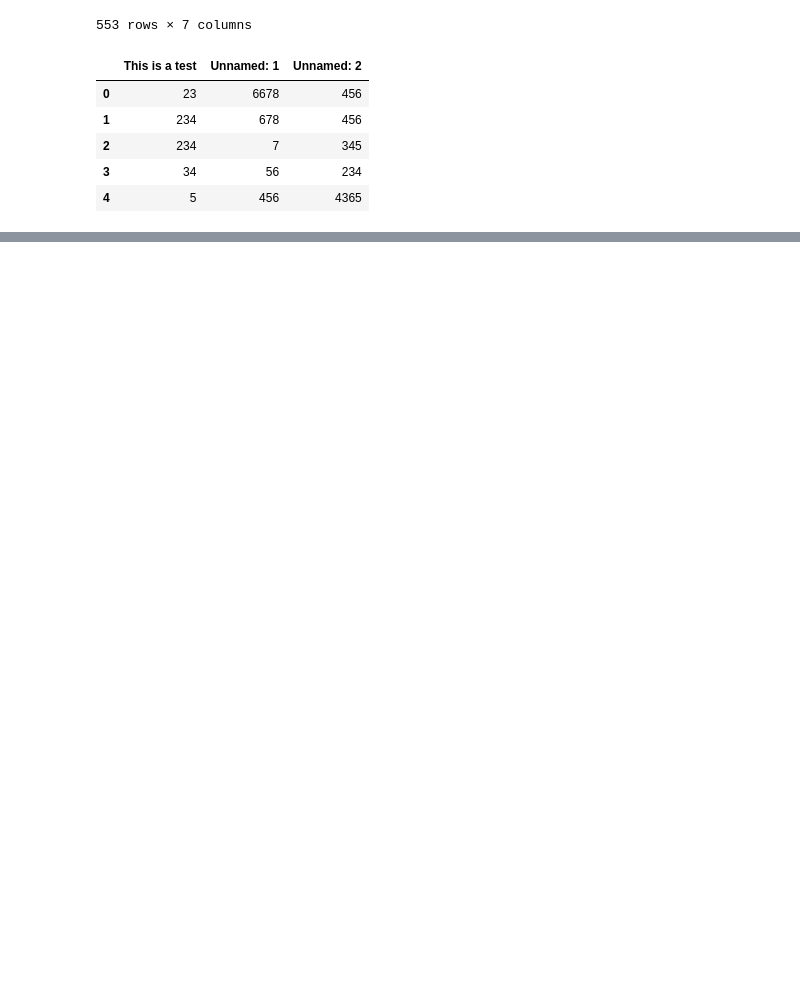
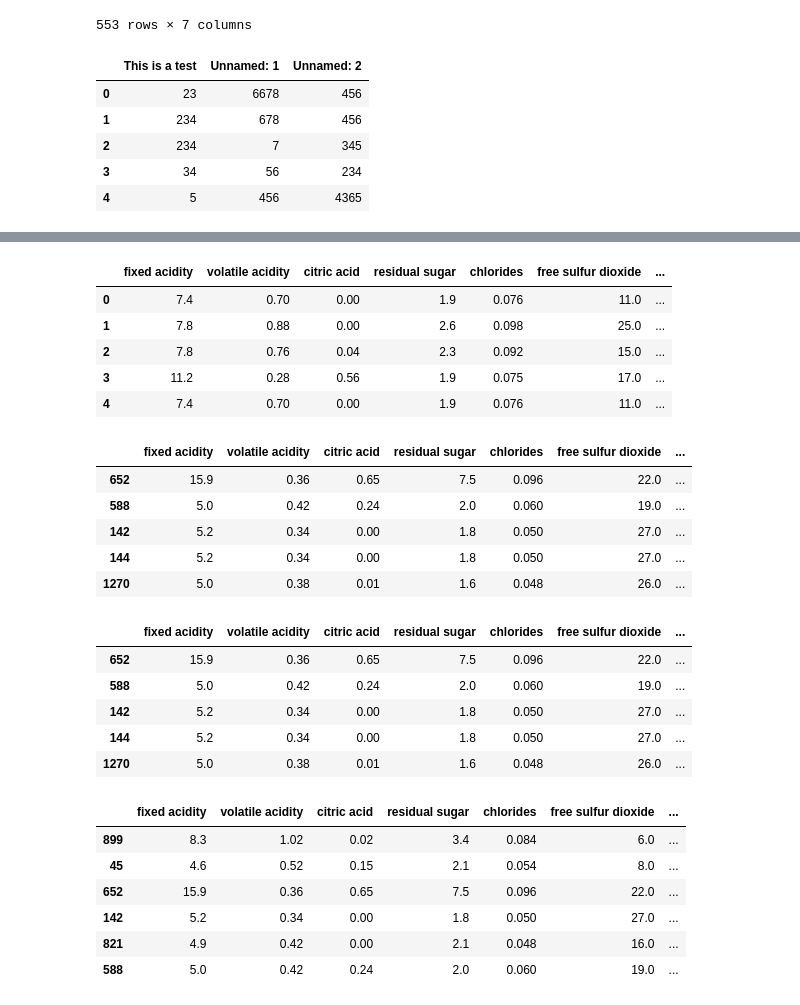
Before and after one commit to hixxxxxhi/Python-sandbox, a Jupyter notebook: notebooks/Data Analysis Basics.ipynb, the cells around one changed output, grey strips where cells are left out. Cells and saved outputs as stored; diff of their text form; code cells hidden in the pictures; blank space fills up the shorter version.

```diff
--- a/notebooks/Data Analysis Basics.ipynb
+++ b/notebooks/Data Analysis Basics.ipynb
@@ -154,0 +1185,45 @@ display(df2)
+# %%
+# Split, Apply, Combine
+df_wine = pd.read_csv('winequality-red.csv', sep=';')
+display(df_wine.head())
+
+# Apply 処理として適用する関数を定義する
+def ranker(df):
+    df['alc_content_rank'] = np.arange(len(df)) + 1
+    return df
+
+# アルコール度数が高い順にソートする
+df_wine.sort('alcohol', ascending=False, inplace=True)
+display(df_wine.head())
+
+df_wine = df_wine.groupby('quality').apply(ranker)
+display(df_wine.head())
+
+# alc_content_rank == 1 のデータ（＝各クオリティでアルコール度数が最も高いワイン）のみを取得する
+display(df_wine[df_wine['alc_content_rank'] == 1].sort('quality'))
+# %% [output]
+|  | fixed acidity | volatile acidity | citric acid | residual sugar | chlorides | free sulfur dioxide | ... |
+| 0 | 7.4 | 0.70 | 0.00 | 1.9 | 0.076 | 11.0 | ... |
+| 1 | 7.8 | 0.88 | 0.00 | 2.6 | 0.098 | 25.0 | ... |
+| 2 | 7.8 | 0.76 | 0.04 | 2.3 | 0.092 | 15.0 | ... |
+| 3 | 11.2 | 0.28 | 0.56 | 1.9 | 0.075 | 17.0 | ... |
+| 4 | 7.4 | 0.70 | 0.00 | 1.9 | 0.076 | 11.0 | ... |
+|  | fixed acidity | volatile acidity | citric acid | residual sugar | chlorides | free sulfur dioxide | ... |
+| 652 | 15.9 | 0.36 | 0.65 | 7.5 | 0.096 | 22.0 | ... |
+| 588 | 5.0 | 0.42 | 0.24 | 2.0 | 0.060 | 19.0 | ... |
+| 142 | 5.2 | 0.34 | 0.00 | 1.8 | 0.050 | 27.0 | ... |
+| 144 | 5.2 | 0.34 | 0.00 | 1.8 | 0.050 | 27.0 | ... |
+| 1270 | 5.0 | 0.38 | 0.01 | 1.6 | 0.048 | 26.0 | ... |
+|  | fixed acidity | volatile acidity | citric acid | residual sugar | chlorides | free sulfur dioxide | ... |
+| 652 | 15.9 | 0.36 | 0.65 | 7.5 | 0.096 | 22.0 | ... |
+| 588 | 5.0 | 0.42 | 0.24 | 2.0 | 0.060 | 19.0 | ... |
+| 142 | 5.2 | 0.34 | 0.00 | 1.8 | 0.050 | 27.0 | ... |
+| 144 | 5.2 | 0.34 | 0.00 | 1.8 | 0.050 | 27.0 | ... |
+| 1270 | 5.0 | 0.38 | 0.01 | 1.6 | 0.048 | 26.0 | ... |
+|  | fixed acidity | volatile acidity | citric acid | residual sugar | chlorides | free sulfur dioxide | ... |
+| 899 | 8.3 | 1.02 | 0.02 | 3.4 | 0.084 | 6.0 | ... |
+| 45 | 4.6 | 0.52 | 0.15 | 2.1 | 0.054 | 8.0 | ... |
+| 652 | 15.9 | 0.36 | 0.65 | 7.5 | 0.096 | 22.0 | ... |
+| 142 | 5.2 | 0.34 | 0.00 | 1.8 | 0.050 | 27.0 | ... |
+| 821 | 4.9 | 0.42 | 0.00 | 2.1 | 0.048 | 16.0 | ... |
+| 588 | 5.0 | 0.42 | 0.24 | 2.0 | 0.060 | 19.0 | ... |
```
Also changed, not shown: parts of 27 cells of this notebook.
